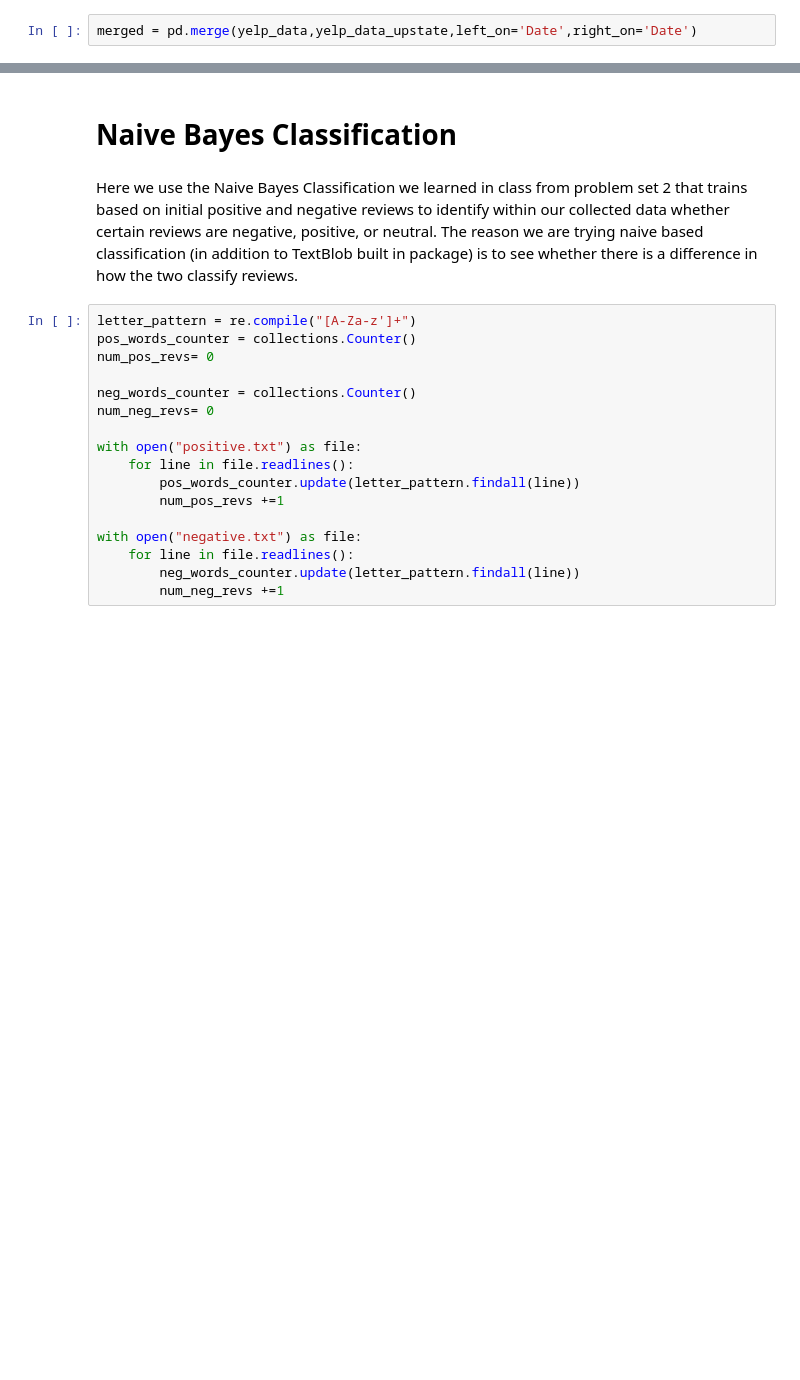
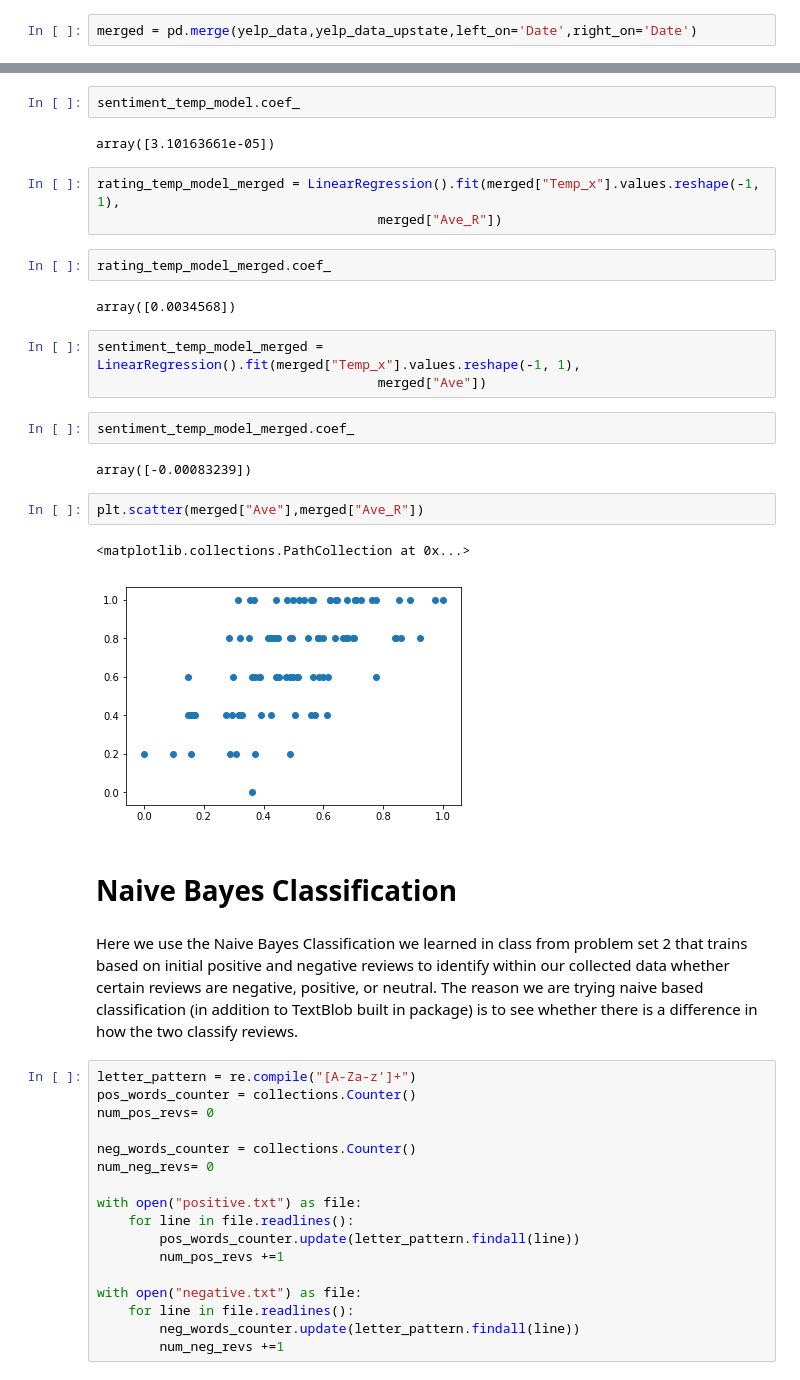
Before and after one commit to JunanQu/YELP-, a Jupyter notebook: 2950_final-2.ipynb, the cells around one changed output, grey strips where cells are left out. Drawn from its saved outputs; the diff is of its cells as text; blank space fills up the shorter version.

```diff
--- a/2950_final-2.ipynb
+++ b/2950_final-2.ipynb
@@ -613,3 +654,26 @@ plt.gca().xaxis.set_major_locator(mdates.WeekdayLocator( interval=2))
+# %%
+sentiment_temp_model.coef_
+# %% [output]
+array([3.10163661e-05])
+# %%
+rating_temp_model_merged = LinearRegression().fit(merged["Temp_x"].values.reshape(-1, 1),
+                                    merged["Ave_R"])
+# %%
+rating_temp_model_merged.coef_
+# %% [output]
+array([0.0034568])
+# %%
+sentiment_temp_model_merged = LinearRegression().fit(merged["Temp_x"].values.reshape(-1, 1),
+                                    merged["Ave"])
+# %%
+sentiment_temp_model_merged.coef_
+# %% [output]
+array([-0.00083239])
+# %%
+plt.scatter(merged["Ave"],merged["Ave_R"])
+# %% [output]
+<matplotlib.collections.PathCollection at 0x...>
+[figure, added]
 # %% [markdown]
 # Naive Bayes Classification
 # %% [markdown]
```
Also changed, not shown: parts of 33 cells of this notebook, 1 other file.
